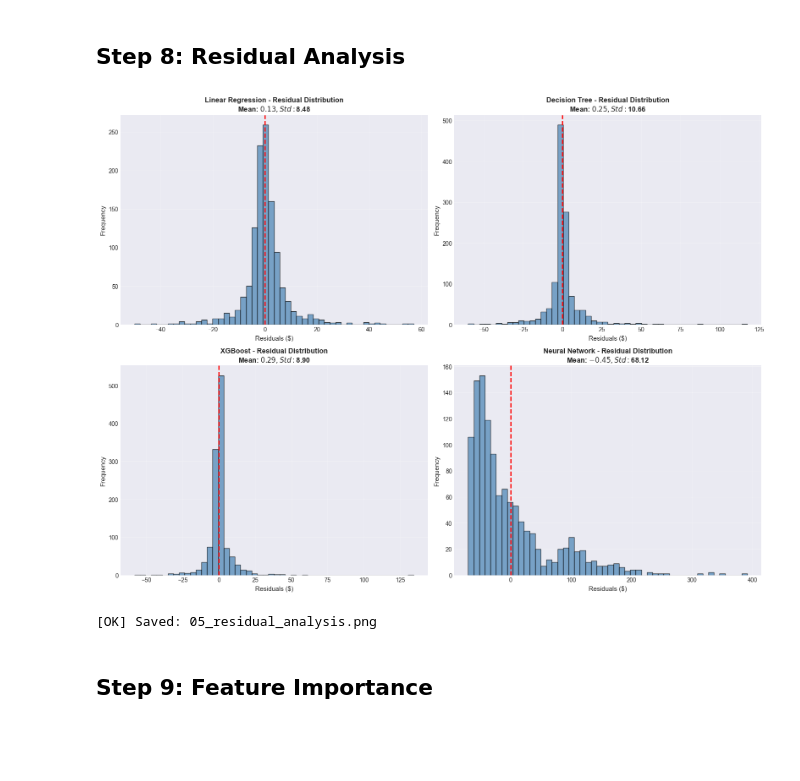
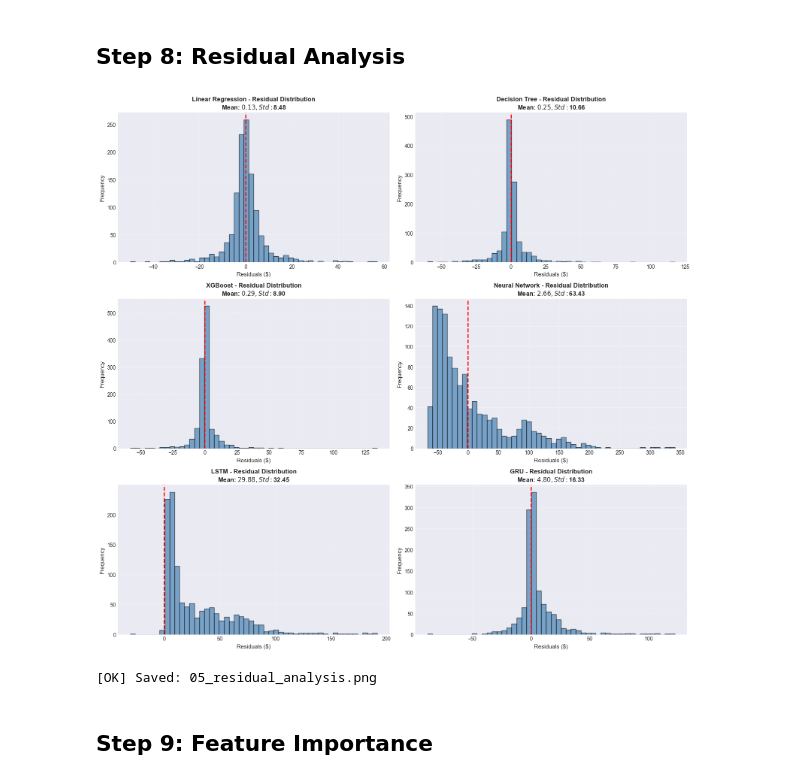
Before and after one commit to EnochCHIU-polyu/ML-in-Finance-Data-Project, a Jupyter notebook: project_folder/02_stock_price_regression/implementation/02_Stock_Price_Regression.ipynb, the cells around one changed output. Cells and saved outputs as stored; diff of their text form; code cells hidden in the pictures; blank space fills up the shorter version.

```diff
--- a/project_folder/02_stock_price_regression/implementation/02_Stock_Price_Regression.ipynb
+++ b/project_folder/02_stock_price_regression/implementation/02_Stock_Price_Regression.ipynb
@@ -473,27 +668,42 @@ print("[OK] Saved: 04_actual_vs_predicted.png")
 # %% [markdown]
 ## Step 8: Residual Analysis
 # %%
-fig, axes = plt.subplots(2, 2, figsize=(16, 12))
-axes = axes.ravel()
+n_models = len(results)
+ncols = 2
+nrows = int(np.ceil(n_models / ncols))
+
+fig, axes = plt.subplots(nrows, ncols, figsize=(16, 5 * nrows))
+axes = np.array(axes).reshape(-1)
 
 for idx, (name, result) in enumerate(results.items()):
     y_pred = np.ravel(result['y_pred'])
-    residuals = y_test.values - y_pred
+    if 'y_true' in result:
+        y_true_plot = np.ravel(result['y_true'])
+    else:
+        y_true_plot = y_test.values
+
+    sample_n = min(len(y_true_plot), len(y_pred))
+    residuals = y_true_plot[:sample_n] - y_pred[:sample_n]
 
     axes[idx].hist(residuals, bins=50, edgecolor='black', alpha=0.7, color='steelblue')
     axes[idx].axvline(x=0, color='red', linestyle='--', linewidth=2)
     axes[idx].set_xlabel('Residuals ($)', fontsize=11)
     axes[idx].set_ylabel('Frequency', fontsize=11)
-    axes[idx].set_title(f"{name} - Residual Distribution\nMean: ${residuals.mean():.2f}, Std: ${residuals.std():.2f}",
-                       fontsize=12, fontweight='bold')
+    axes[idx].set_title(
+        f"{name} - Residual Distribution\nMean: ${residuals.mean():.2f}, Std: ${residuals.std():.2f}",
+        fontsize=12, fontweight='bold'
+    )
     axes[idx].grid(alpha=0.3)
+
+for j in range(n_models, len(axes)):
+    axes[j].axis('off')
 
 plt.tight_layout()
 plt.savefig(str(GRAPH_DIR / '05_residual_analysis.png'), dpi=300, bbox_inches='tight')
 plt.show()
 print("[OK] Saved: 05_residual_analysis.png")
 # %% [output]
-[figure, old version]
+[figure, new version]
 [OK] Saved: 05_residual_analysis.png
 # %% [markdown]
 ## Step 9: Feature Importance
```
Also changed, not shown: parts of 9 cells of this notebook, 4 other files.
